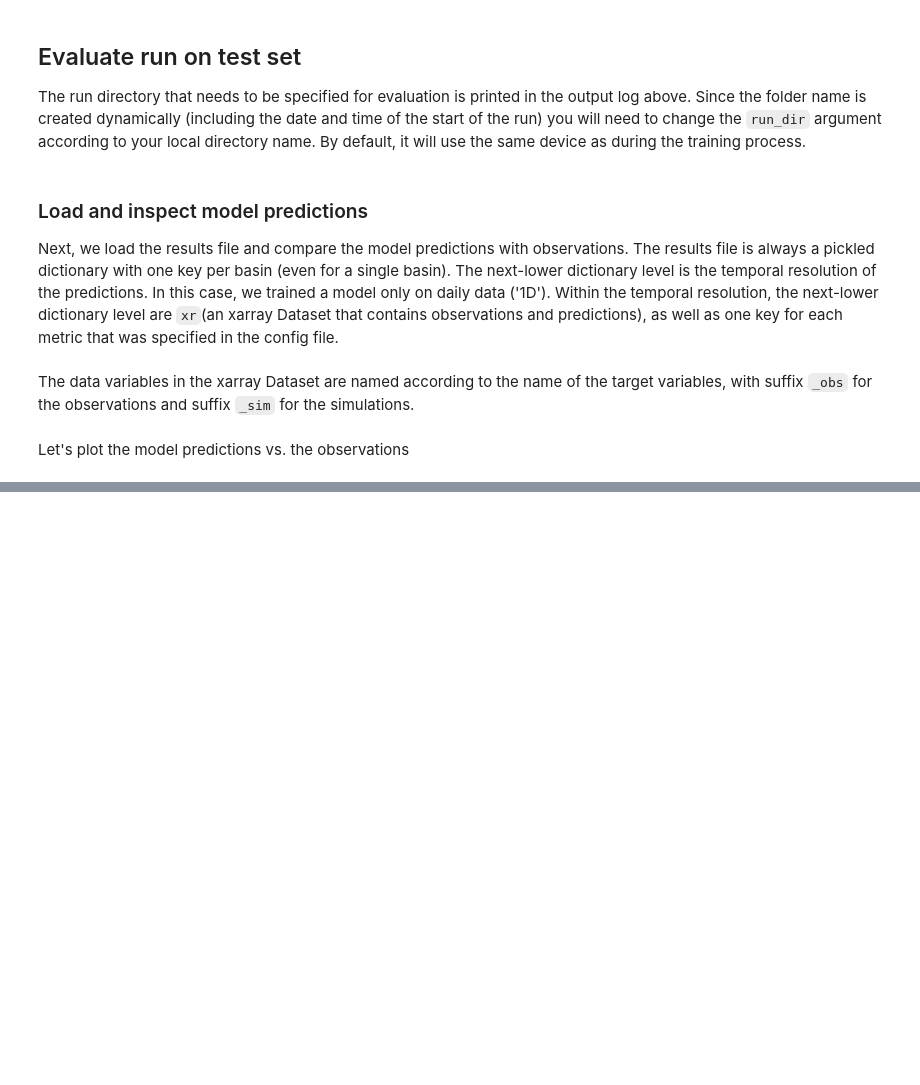
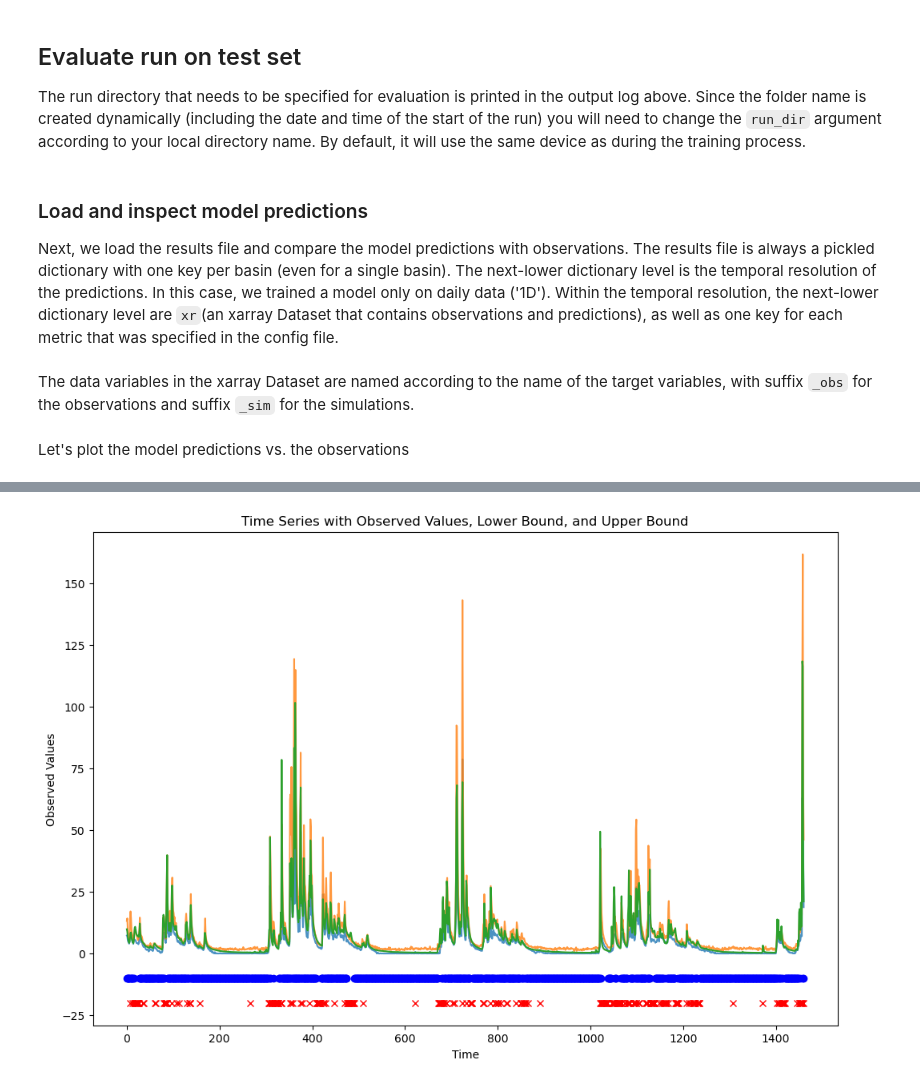
Before and after one commit to dwiva5/HBV-Team, a Jupyter notebook: Project-Run/ProjectRun.ipynb, the cells around one changed output, grey strips where cells are left out. Saved outputs shown, nothing was run; the diff lists cells and outputs as text; code cells hidden in the pictures; blank space fills up the shorter version.

```diff
--- a/Project-Run/ProjectRun.ipynb
+++ b/Project-Run/ProjectRun.ipynb
@@ -146,0 +281,21 @@ for key, val in values.items():
+# %%
+plt.subplots(figsize=(12,8))
+plt.plot(lb, alpha=0.8)
+plt.plot(ub, alpha=0.8)
+plt.plot(qobs.values)
+
+time = np.arange(0, len(qobs.values), 1)
+
+# Create a plot
+for i in range(len(qobs.values)):
+    if (qobs.values[i] >= np.array(lb[i])) and (qobs.values[i] <= np.array(ub[i])):
+        plt.plot(time[i], -10, marker='o',color='blue')
+    else:
+        plt.plot(time[i], -20, marker='x',color='red')
+
+plt.xlabel('Time')
+plt.ylabel('Observed Values')
+plt.title('Time Series with Observed Values, Lower Bound, and Upper Bound')
+plt.show()
+# %% [output]
+[figure, added]
```
Also changed, not shown: parts of 28 cells of this notebook, 4 other files.
